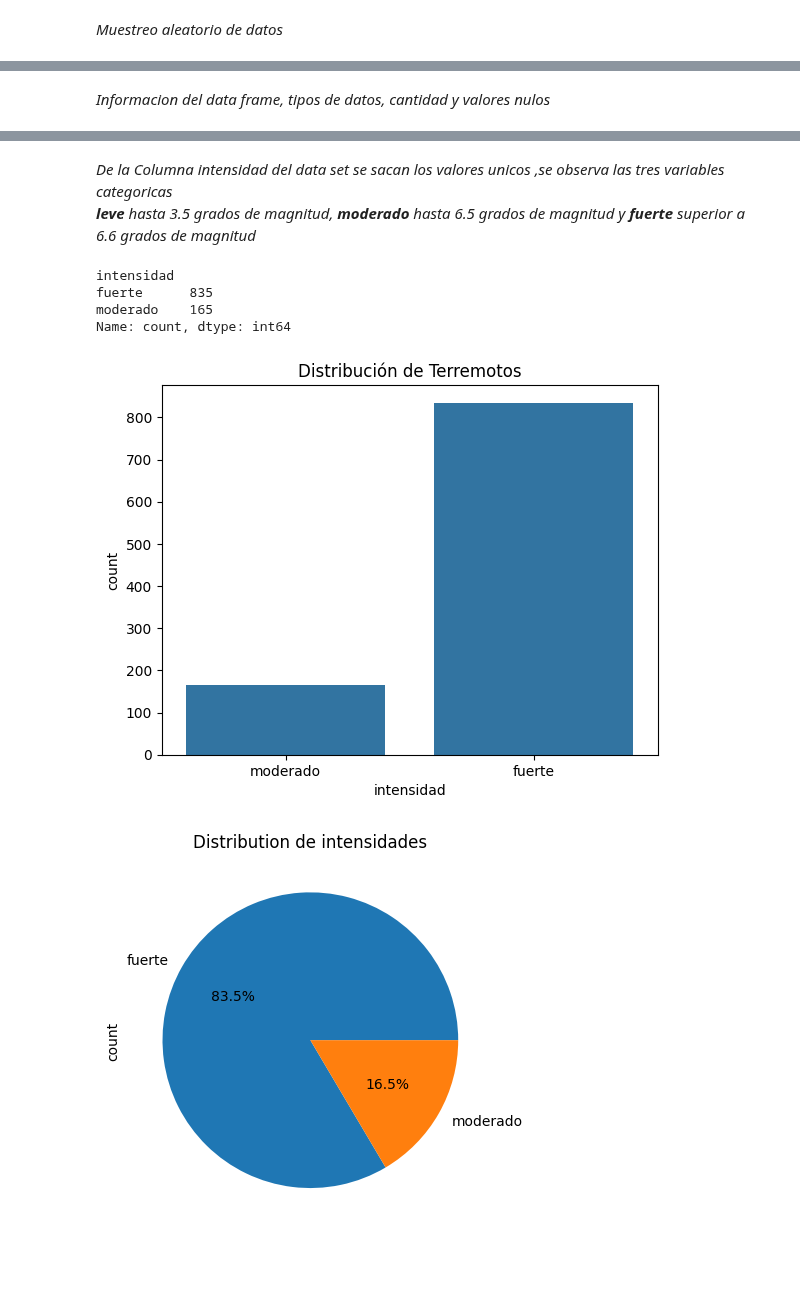
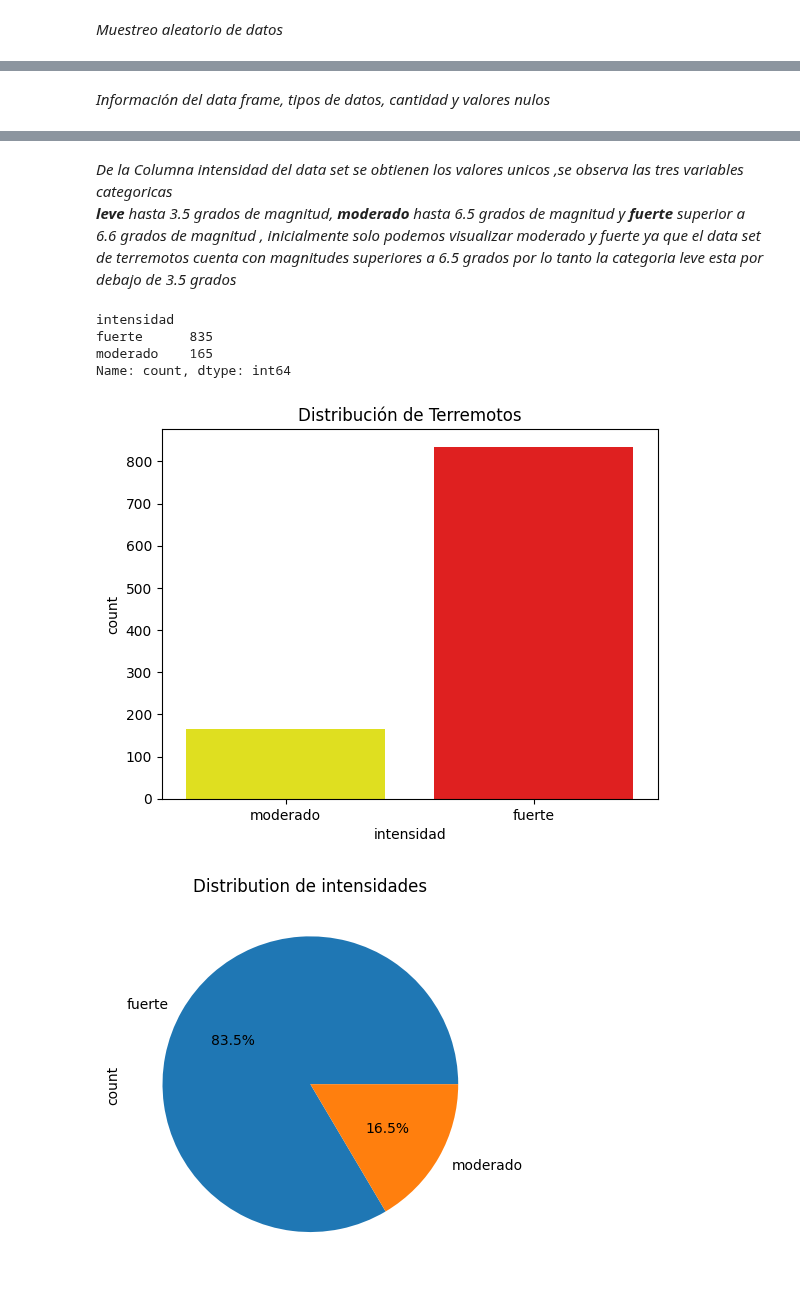
Before and after one commit to CristianLLDev/talentotech, a Jupyter notebook: Proyecto Final Regresion Logistica Terremotos/Exposicion _Regresion_logistica_Clasificacion_Intensidad_Terremotos.ipynb, the cells around one changed output, grey strips where cells are left out. Saved outputs shown, nothing was run; the diff lists cells and outputs as text; code cells hidden in the pictures; blank space fills up the shorter version.

```diff
--- a/Proyecto Final Regresion Logistica Terremotos/Exposicion _Regresion_logistica_Clasificacion_Intensidad_Terremotos.ipynb
+++ b/Proyecto Final Regresion Logistica Terremotos/Exposicion _Regresion_logistica_Clasificacion_Intensidad_Terremotos.ipynb
@@ -95,5 +95,5 @@ muestra_aleatoria
 # %% [markdown]
-*Informacion del data frame, tipos de datos, cantidad y valores nulos*
+*Información del data frame, tipos de datos, cantidad y valores nulos*
 # %%
 df.info()
 # %% [output]
@@ -115,21 +115,21 @@ Data columns (total 21 columns):
 dtypes: float64(6), int64(6), object(9)
 memory usage: 164.2+ KB
 # %% [markdown]
-*De la Columna intensidad del data set se sacan los valores unicos ,se observa las tres variables categoricas<br>__leve__ hasta 3.5 grados de magnitud, __moderado__ hasta 6.5 grados de magnitud y __fuerte__ superior a 6.6 grados de magnitud*
+*De la Columna intensidad del data set se obtienen los valores unicos ,se observa las tres variables categoricas<br>__leve__ hasta 3.5 grados de magnitud, __moderado__ hasta 6.5 grados de magnitud y __fuerte__ superior a 6.6 grados de magnitud , inicialmente solo podemos visualizar moderado y fuerte ya que el data set de terremotos cuenta con magnitudes superiores a 6.5 grados por lo tanto la categoria leve esta por debajo de 3.5 grados*
 # %%
 # Contar los valores únicos
 print(df['intensidad'].value_counts())
 
 # Visualizar la distribución
-sns.countplot(x='intensidad', data=df)
+sns.countplot(x='intensidad', hue='intensidad', data=df,palette=['yellow', 'red'])
 plt.title('Distribución de Terremotos')
 plt.show()
 # %% [output]
 intensidad
 fuerte      835
 moderado    165
 Name: count, dtype: int64
-[figure, old version]
+[figure, new version]
 # %%
 svm_palette = ['#3d5a80', '#98c1d9', '#ee6c4d', '#293241']
 plt.title("Distribution de intensidades")
```
Also changed, not shown: parts of 20 cells of this notebook, 5 other files.
